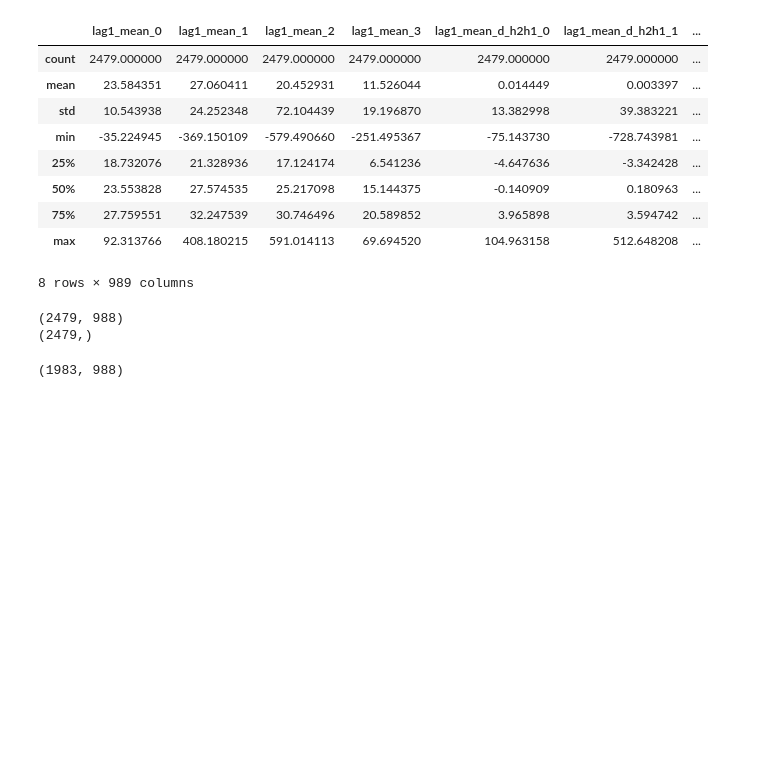
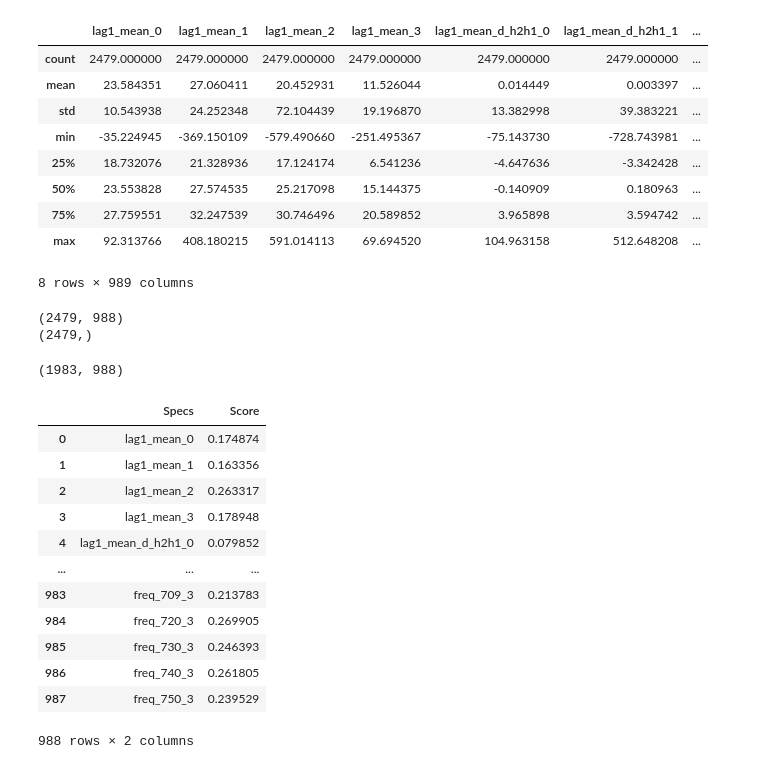
Before and after one commit to madhyam2001/Mental_State-Classification, a Jupyter notebook: Untitled4.ipynb, the cells around one changed output. Drawn from its saved outputs; the diff is of its cells as text; code cells hidden in the pictures; blank space fills up the shorter version.

Commit message:
Fourth Commit-Feature Selection

```diff
--- a/Untitled4.ipynb
+++ b/Untitled4.ipynb
@@ -79,0 +86,25 @@ model.add(layers.Conv1D(filters2, kernel_size2,activation='relu'))
+# %%
+bestfeatures = SelectKBest(score_func=mutual_info_classif, k=64)
+fit = bestfeatures.fit(x,y)
+# %%
+dfscores = pd.DataFrame(fit.scores_)
+dfcolumns = pd.DataFrame(x.columns)
+# %%
+featureScores = pd.concat([dfcolumns,dfscores],axis=1)
+featureScores.columns = ['Specs','Score']
+# %%
+featureScores
+# %% [output]
+|  | Specs | Score |
+| 0 | lag1_mean_0 | 0.174874 |
+| 1 | lag1_mean_1 | 0.163356 |
+| 2 | lag1_mean_2 | 0.263317 |
+| 3 | lag1_mean_3 | 0.178948 |
+| 4 | lag1_mean_d_h2h1_0 | 0.079852 |
+| ... | ... | ... |
+| 983 | freq_709_3 | 0.213783 |
+| 984 | freq_720_3 | 0.269905 |
+| 985 | freq_730_3 | 0.246393 |
+| 986 | freq_740_3 | 0.261805 |
+| 987 | freq_750_3 | 0.239529 |
+988 rows × 2 columns
```
Also changed, not shown: parts of 14 cells of this notebook.
